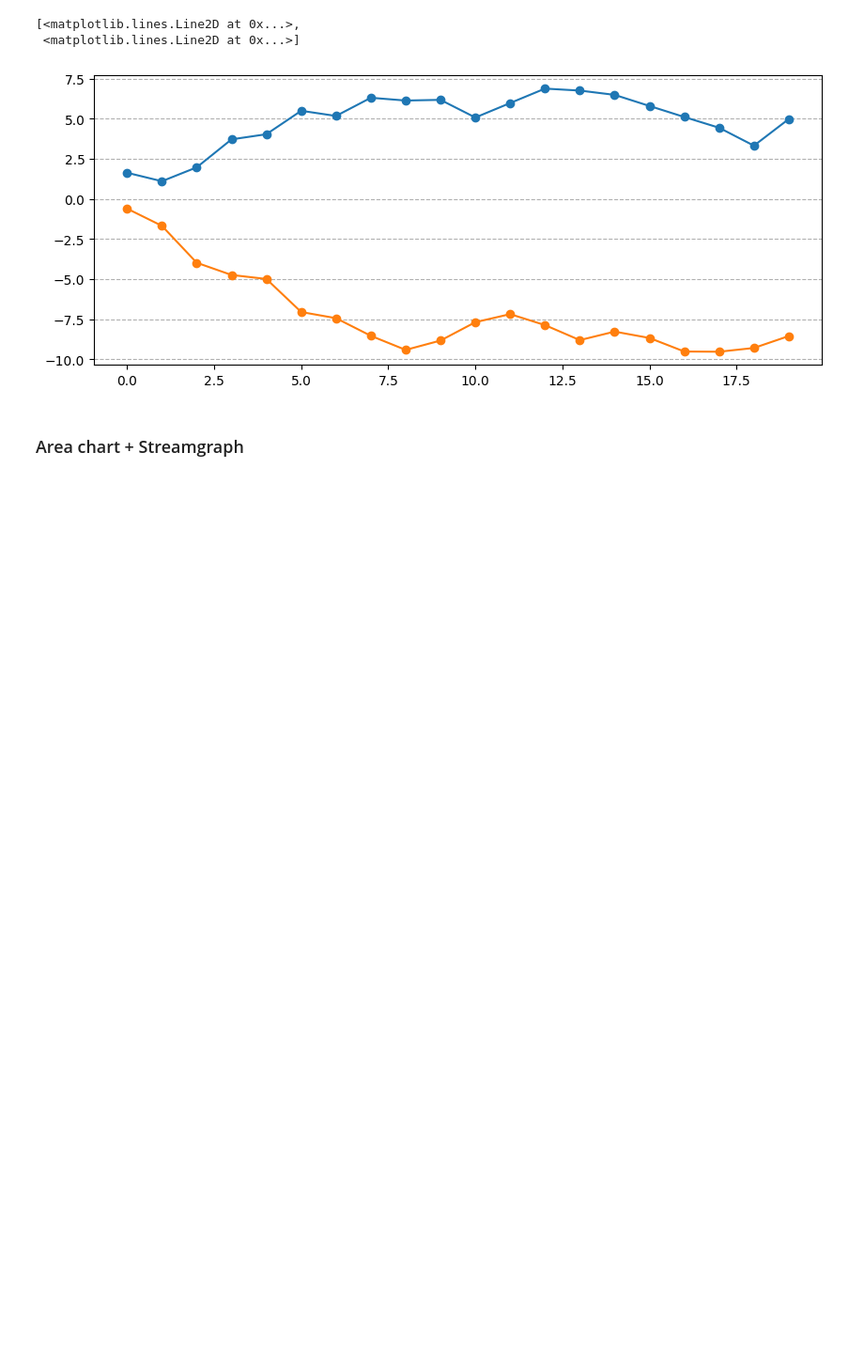
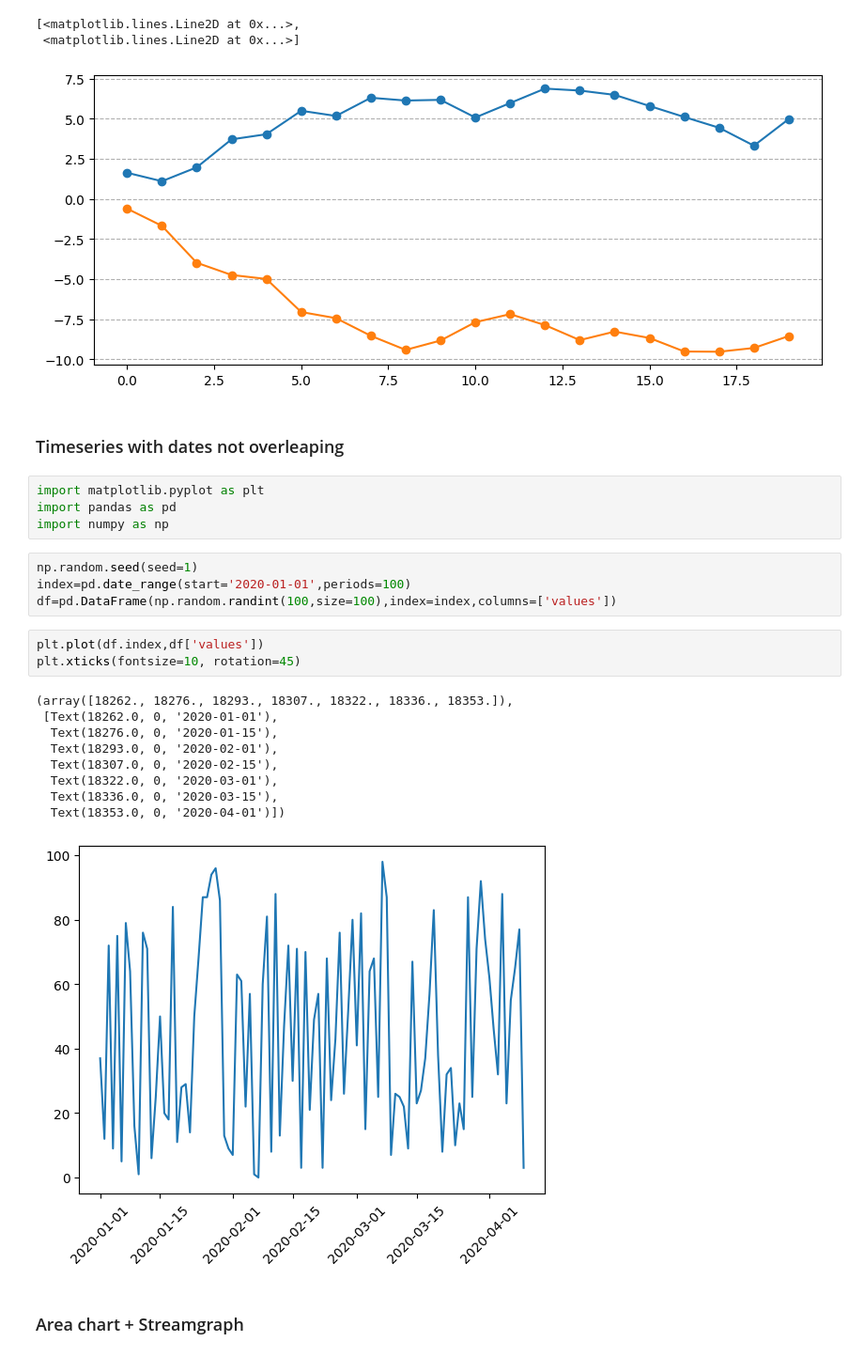
Before and after one commit to kazmierczakP/DataScienceNotebooks, a Jupyter notebook: Visualization.ipynb, the cells around one changed output. Shown at 94% size. Cells and saved outputs as stored; diff of their text form; blank space fills up the shorter version.

Commit message:
timeseries and aera chart

```diff
--- a/Visualization.ipynb
+++ b/Visualization.ipynb
@@ -686,5 +686,28 @@ plt.plot(range(20),df,marker='o')
 [<matplotlib.lines.Line2D at 0x...>,
  <matplotlib.lines.Line2D at 0x...>]
 [figure]
+# %% [markdown]
+### Timeseries with dates not overleaping
+# %%
+import matplotlib.pyplot as plt
+import pandas as pd
+import numpy as np
+# %%
+np.random.seed(seed=1)
+index=pd.date_range(start='2020-01-01',periods=100)
+df=pd.DataFrame(np.random.randint(100,size=100),index=index,columns=['values'])
+# %%
+plt.plot(df.index,df['values'])
+plt.xticks(fontsize=10, rotation=45)
+# %% [output]
+(array([18262., 18276., 18293., 18307., 18322., 18336., 18353.]),
+ [Text(18262.0, 0, '2020-01-01'),
+  Text(18276.0, 0, '2020-01-15'),
+  Text(18293.0, 0, '2020-02-01'),
+  Text(18307.0, 0, '2020-02-15'),
+  Text(18322.0, 0, '2020-03-01'),
+  Text(18336.0, 0, '2020-03-15'),
+  Text(18353.0, 0, '2020-04-01')])
+[figure, added]
 # %% [markdown]
 ### Area chart + Streamgraph
```
Also changed, not shown: parts of 3 cells of this notebook.
